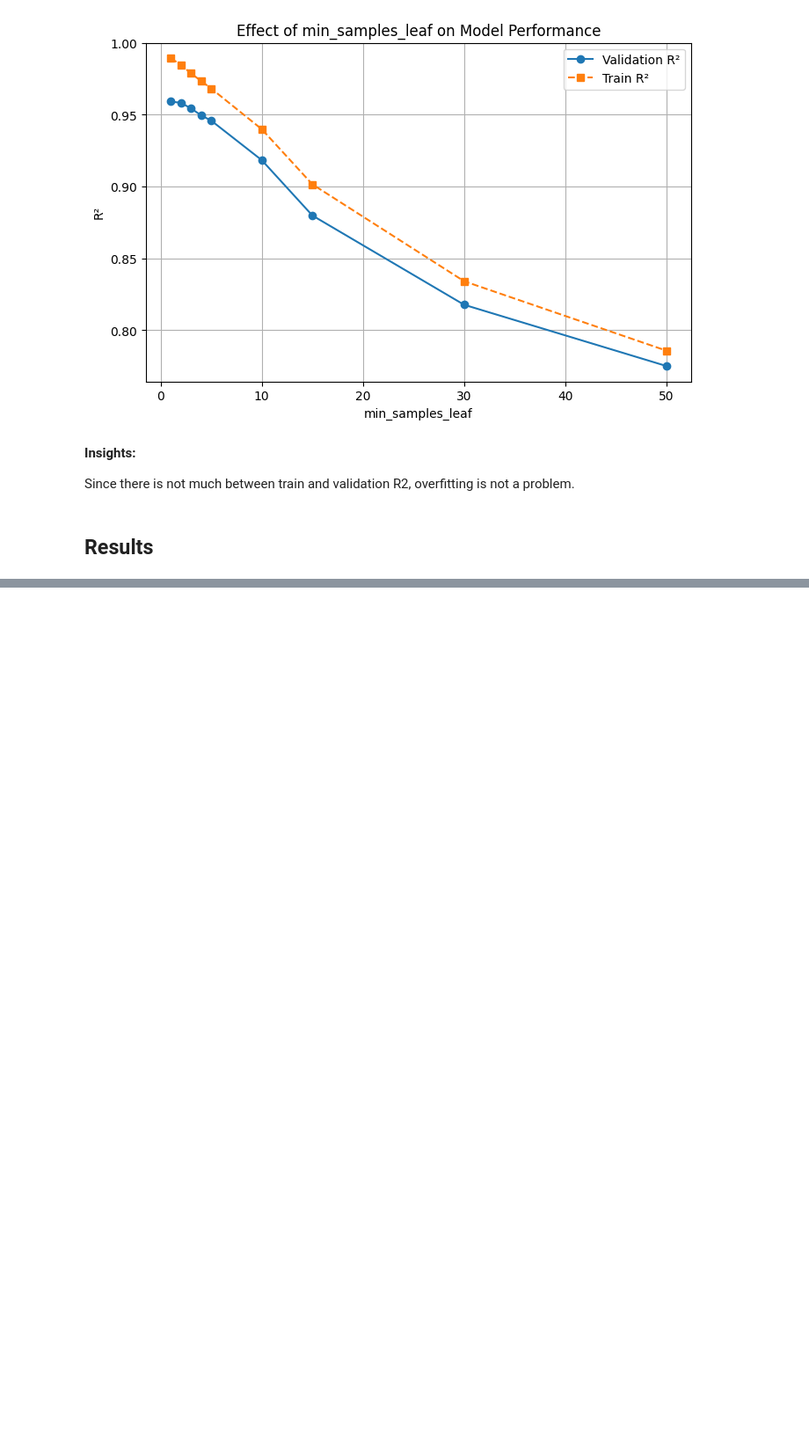
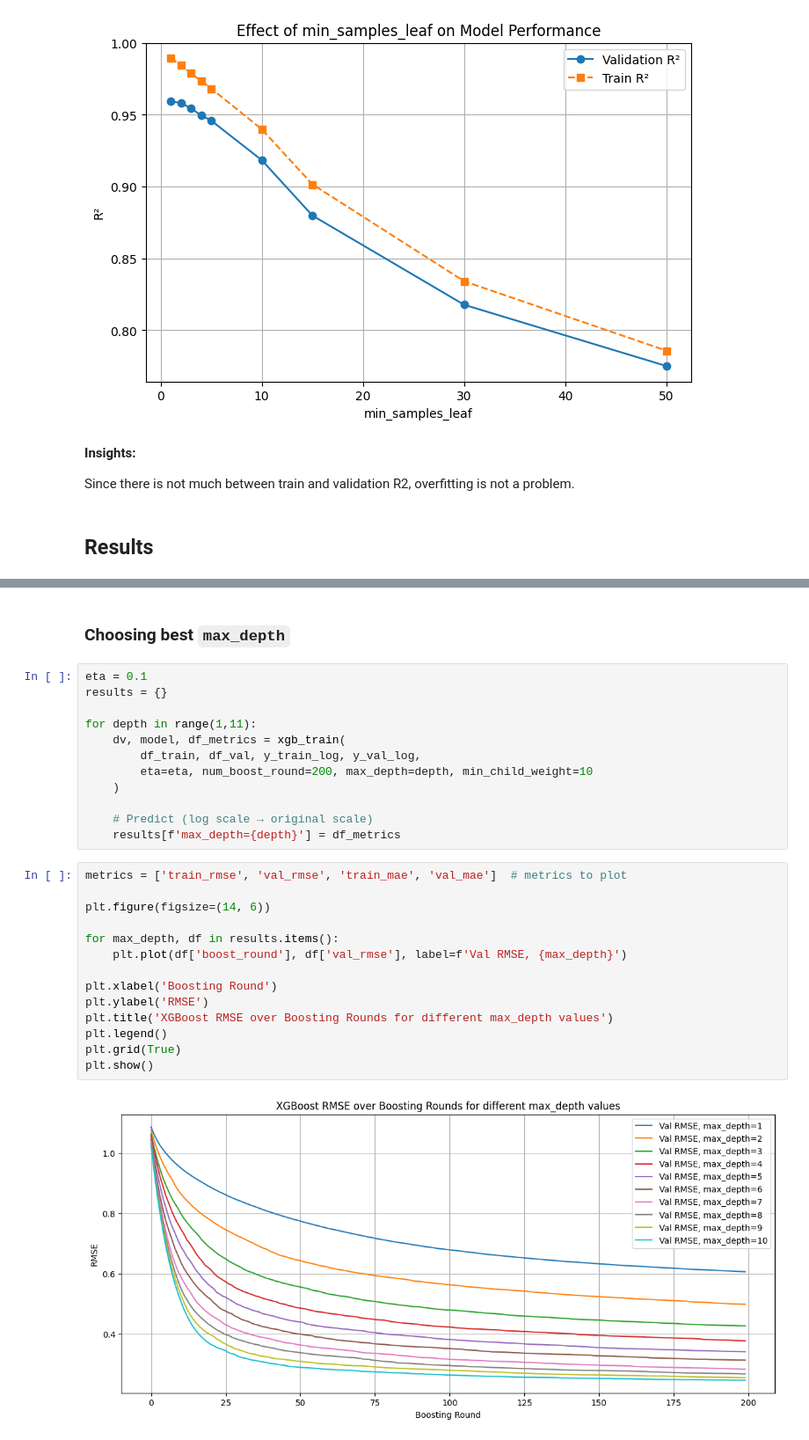
Before and after one commit to Rimsha-Bashir/crop-yield-prediction, a Jupyter notebook: notebooks/03_train_models.ipynb, the cells around one changed output, grey strips where cells are left out. Shown at 88% size. Drawn from its saved outputs; the diff is of its cells as text; blank space fills up the shorter version.

```diff
--- a/notebooks/03_train_models.ipynb
+++ b/notebooks/03_train_models.ipynb
@@ -346,0 +498,30 @@ Validation R2:0.9544206645500115
+# %% [markdown]
+### Choosing best `max_depth`
+# %%
+eta = 0.1
+results = {}
+
+for depth in range(1,11):
+    dv, model, df_metrics = xgb_train(
+        df_train, df_val, y_train_log, y_val_log,
+        eta=eta, num_boost_round=200, max_depth=depth, min_child_weight=10
+    )
+
+    # Predict (log scale → original scale)
+    results[f'max_depth={depth}'] = df_metrics
+# %%
+metrics = ['train_rmse', 'val_rmse', 'train_mae', 'val_mae']  # metrics to plot
+
+plt.figure(figsize=(14, 6))
+
+for max_depth, df in results.items():
+    plt.plot(df['boost_round'], df['val_rmse'], label=f'Val RMSE, {max_depth}')
+
+plt.xlabel('Boosting Round')
+plt.ylabel('RMSE')
+plt.title('XGBoost RMSE over Boosting Rounds for different max_depth values')
+plt.legend()
+plt.grid(True)
+plt.show()
+# %% [output]
+[figure, added]
```
Also changed, not shown: parts of 20 cells of this notebook.
